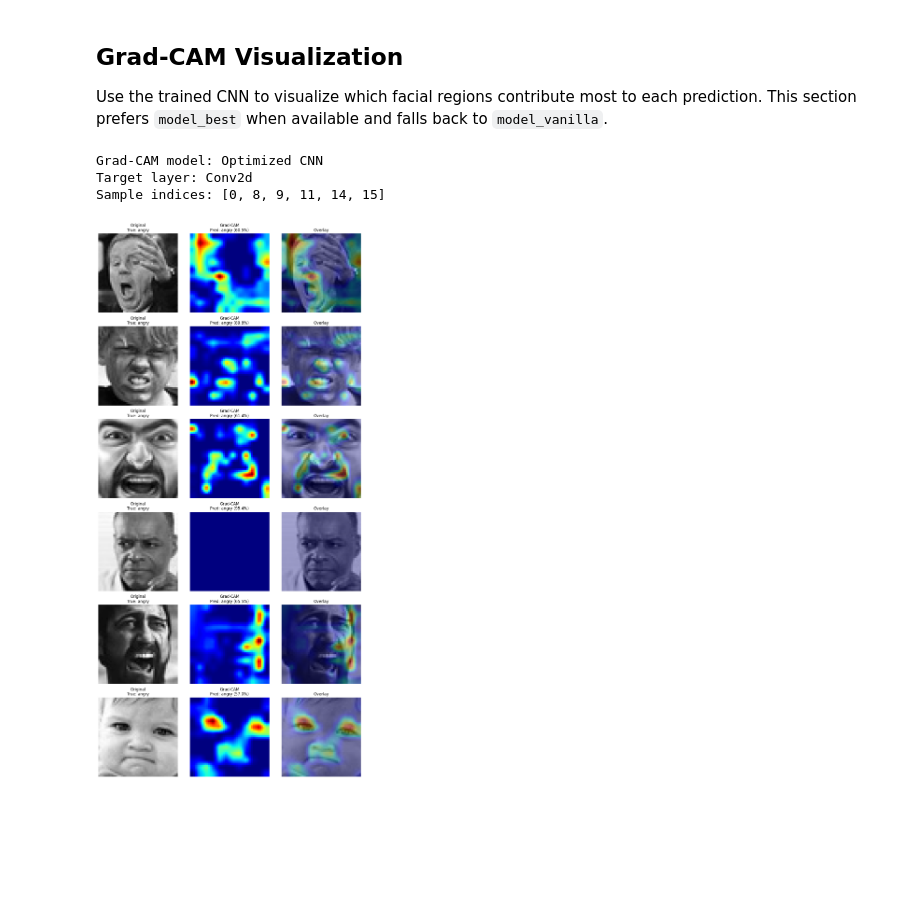
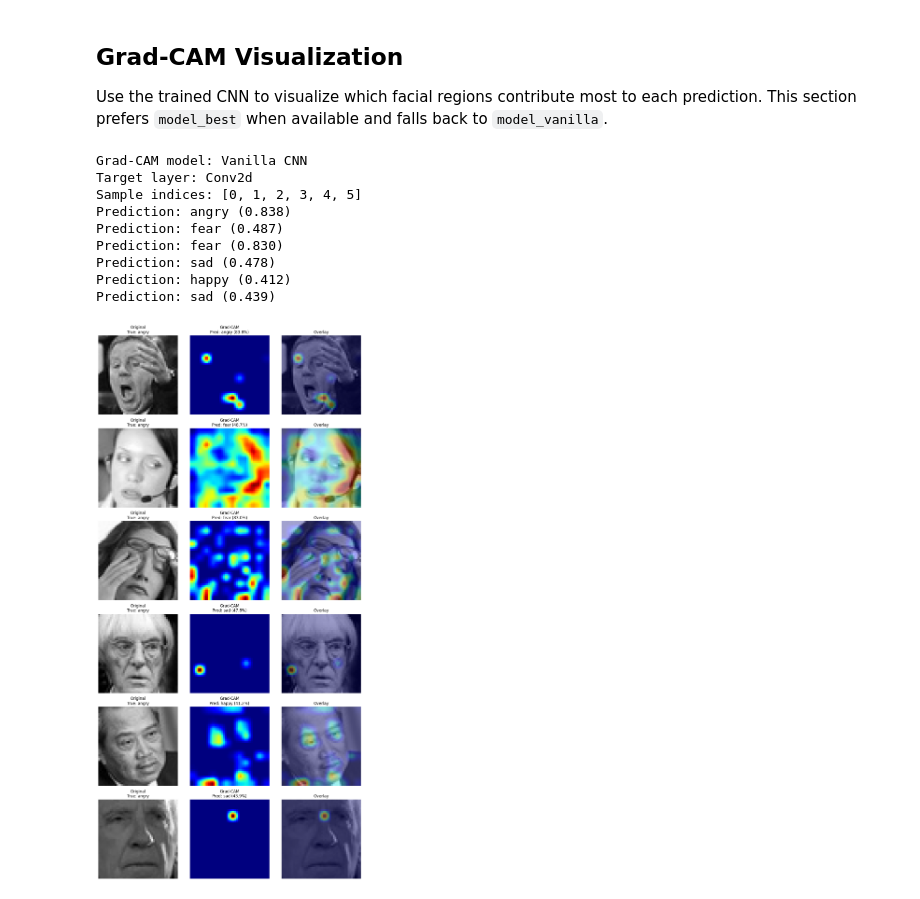
Before and after one commit to RohitPoduval1/csci5527-project, a Jupyter notebook: vanillaCNN/vanillaCNN_baseline.ipynb, the cells around one changed output. Cells and saved outputs as stored; diff of their text form; code cells hidden in the pictures; blank space fills up the shorter version.

Commit message:
update the gradcam

```diff
--- a/vanillaCNN/vanillaCNN_baseline.ipynb
+++ b/vanillaCNN/vanillaCNN_baseline.ipynb
@@ -654,58 +469,45 @@ Batch shape: torch.Size([32, 1, 48, 48])
 
 Use the trained CNN to visualize which facial regions contribute most to each prediction. This section prefers `model_best` when available and falls back to `model_vanilla`.
 # %%
-from gradcam_utils import visualize_gradcam_samples
-import torch
+from gradcam_utils import get_default_target_layer, visualize_gradcam_samples
 
+# Choose which trained model to visualize
 if 'model_best' in globals():
     gradcam_model = model_best
     gradcam_model_name = 'Optimized CNN'
 elif 'model_vanilla' in globals():
     gradcam_model = model_vanilla
     gradcam_model_name = 'Vanilla CNN'
 else:
     raise RuntimeError('Train model_vanilla or model_best before running Grad-CAM.')
 
-def find_gradcam_indices(model, dataset, device, limit=6, search_limit=512):
-    """Pick correctly predicted test samples when possible."""
-    model.eval()
-    indices = []
-    with torch.no_grad():
-        for idx in range(min(len(dataset), search_limit)):
-            image, label = dataset[idx]
-            logits = model(image.unsqueeze(0).to(device))
-            pred = int(logits.argmax(dim=1).item())
-            true = int(label.item() if torch.is_tensor(label) else label)
-            if pred == true:
-                indices.append(idx)
-            if len(indices) >= limit:
-                break
-    if len(indices) < limit:
-        indices = list(range(min(limit, len(dataset))))
-    return indices
+# Manually choose the target layer
+# Replace this with the actual last conv layer in your model if needed
+gradcam_target_layer = get_default_target_layer(gradcam_model)
 
-gradcam_indices = find_gradcam_indices(
-    gradcam_model,
-    test_dataset,
-    device,
-    limit=6,
-    search_limit=512,
-)
+# Just pick the first 6 test samples
+gradcam_indices = list(range(6))
 
 print(f"Grad-CAM model: {gradcam_model_name}")
-print(f"Target layer: {gradcam_model.conv3.__class__.__name__}")
+print(f"Target layer: {gradcam_target_layer.__class__.__name__}")
 print(f"Sample indices: {gradcam_indices}")
 
 _ = visualize_gradcam_samples(
     model=gradcam_model,
     dataset=test_dataset,
     class_names=train_dataset.classes,
     device=device,
     indices=gradcam_indices,
-    target_layer=gradcam_model.conv3,
+    target_layer=gradcam_target_layer,
 )
 # %% [output]
-Grad-CAM model: Optimized CNN
+Grad-CAM model: Vanilla CNN
 Target layer: Conv2d
-Sample indices: [0, 8, 9, 11, 14, 15]
+Sample indices: [0, 1, 2, 3, 4, 5]
+Prediction: angry (0.838)
+Prediction: fear (0.487)
+Prediction: fear (0.830)
+Prediction: sad (0.478)
+Prediction: happy (0.412)
+Prediction: sad (0.439)
-[figure, old version]
+[figure, new version]
```
Also changed, not shown: parts of 11 cells of this notebook, 3 other files.
